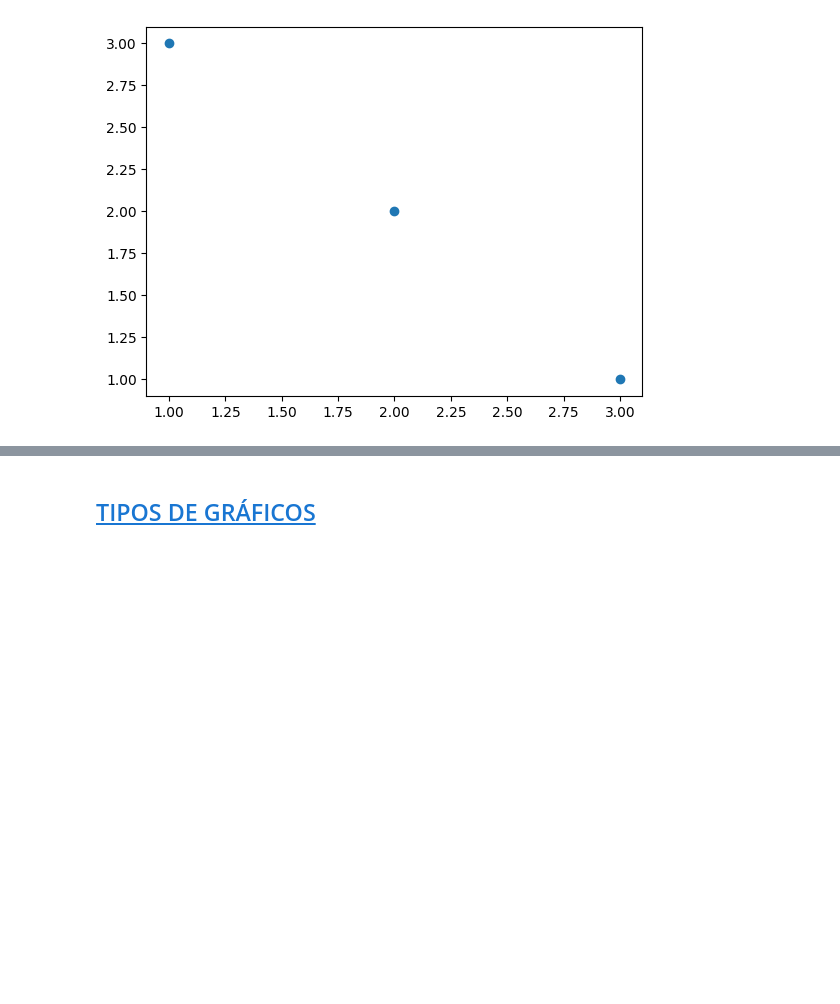
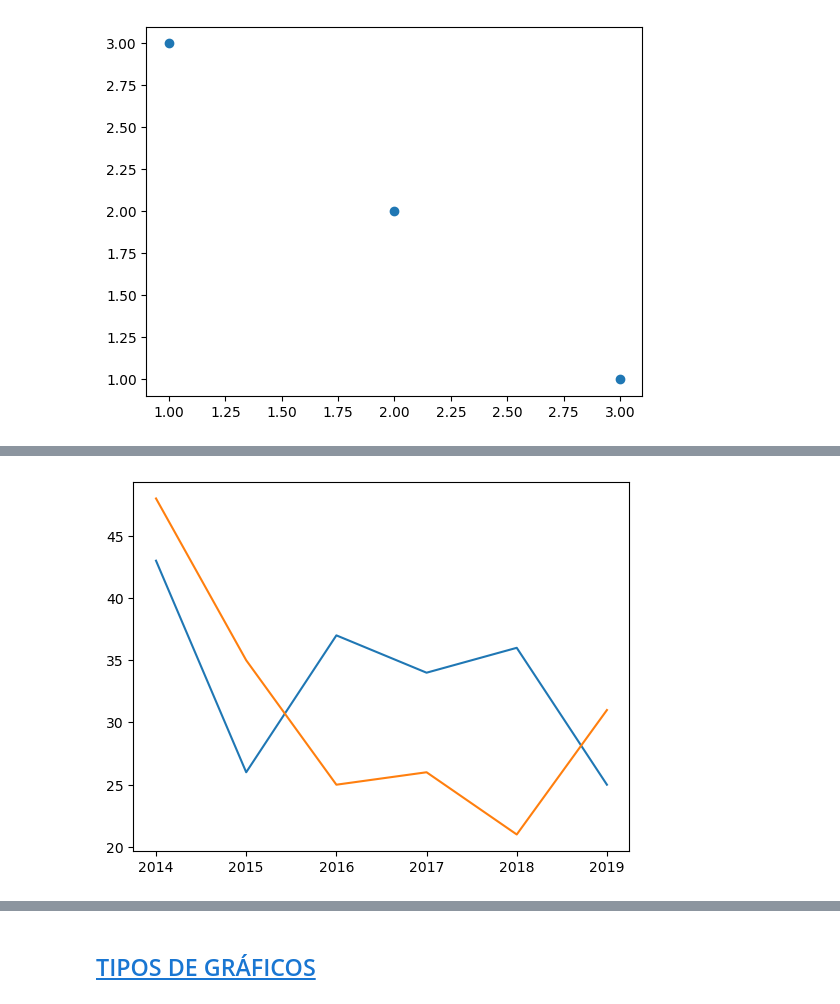
Before and after one commit to Alberto-1985/CEDAPY_25_26, a Jupyter notebook: ANALISIS_DATOS_PYTHON/NOTEBOOKS/5101_Graficos_MATPLOTLIB_PARTE_I.ipynb, the cells around one changed output, grey strips where cells are left out. Saved outputs shown, nothing was run; the diff lists cells and outputs as text; code cells hidden in the pictures; blank space fills up the shorter version.

```diff
--- a/ANALISIS_DATOS_PYTHON/NOTEBOOKS/5101_Graficos_MATPLOTLIB_PARTE_I.ipynb
+++ b/ANALISIS_DATOS_PYTHON/NOTEBOOKS/5101_Graficos_MATPLOTLIB_PARTE_I.ipynb
@@ -65,0 +85,5 @@ plt.show()
+# %%
+import pandas as pd
+
+df = pd.read_csv('/home/jordi/Documentos/Ribera/Curso_25_26/CEDAPY/REPOS/CEDAPY_25_26/ANALISIS_DATOS_PYTHON/NOTEBOOKS/datasets/Fullmetadata.csv',index_col='player_name')
+df.head()
@@ -65,0 +119,13 @@ plt.show()
+# %%
+# Filtrando datos del dataset entre 2014 y 2019
+messi_goals = df.loc['Lionel Messi'].query('year != 2020')
+ronaldo_goals = df.loc['Cristiano Ronaldo'].query('year != 2020')
+
+# Plot -> ax.plot(X, Y)
+fig, ax = plt.subplots()
+ax.plot(messi_goals.year, messi_goals.goals)
+ax.plot(ronaldo_goals.year, ronaldo_goals.goals)
+# plt.savefig('1.jpg')
+plt.show()
+# %% [output]
+[figure, added]
```
Also changed, not shown: parts of 37 cells of this notebook, 5 other files.
